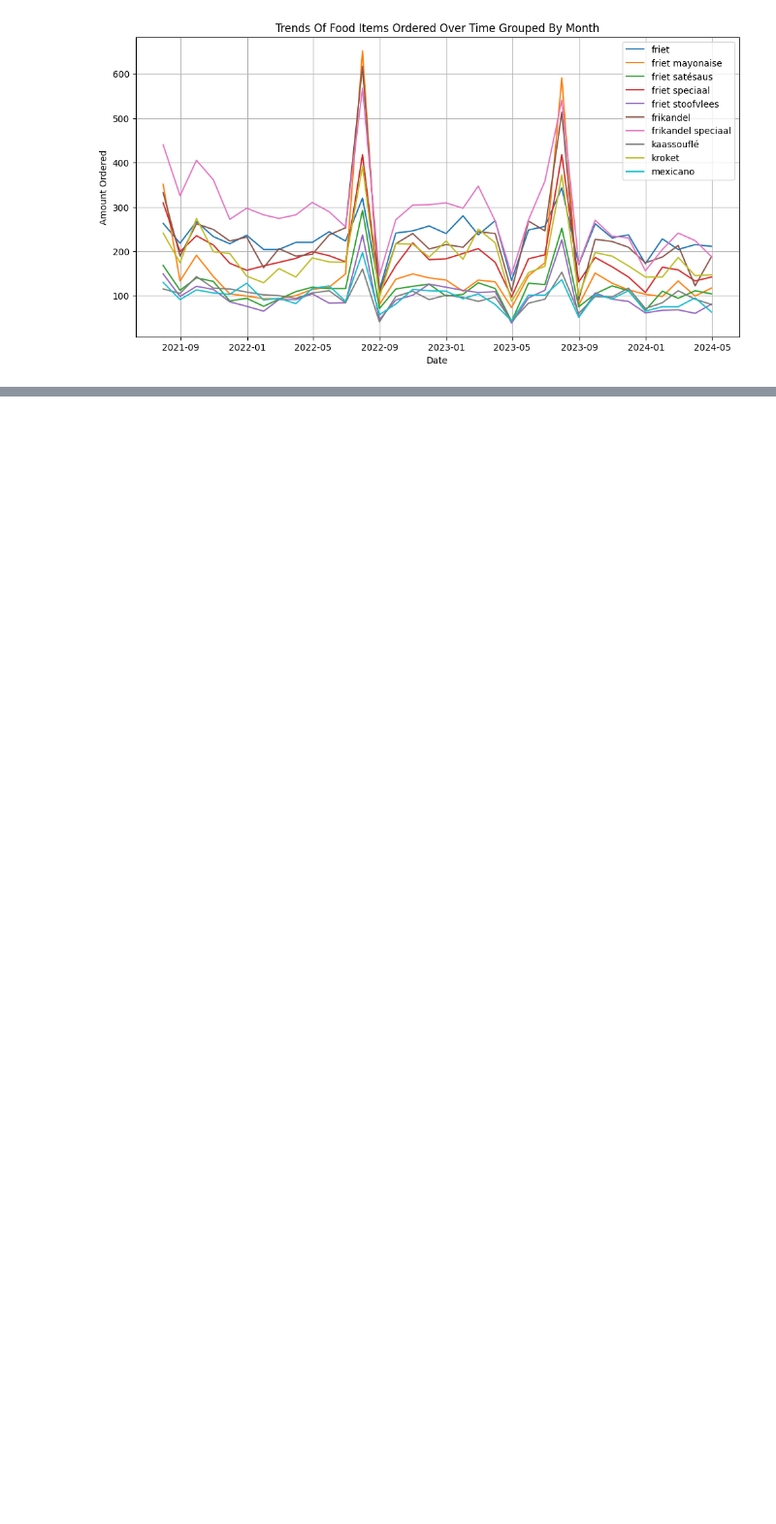
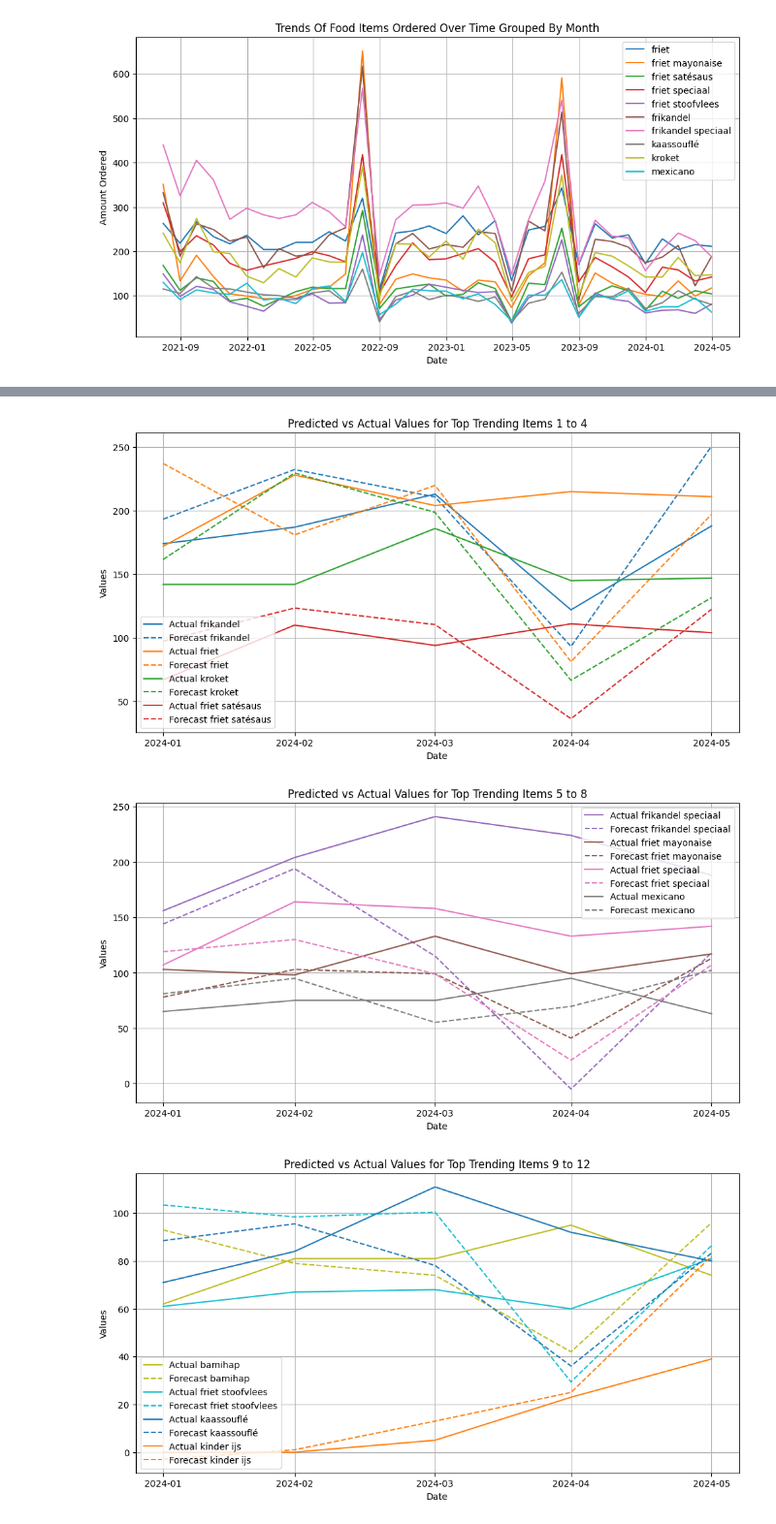
Before and after one commit to StevenLyy/S6-AI, a Jupyter notebook: data_challenge/data_challenge.ipynb, the cells around one changed output, grey strips where cells are left out. Shown at 97% size. Saved outputs shown, nothing was run; the diff lists cells and outputs as text; code cells hidden in the pictures; blank space fills up the shorter version.

```diff
--- a/data_challenge/data_challenge.ipynb
+++ b/data_challenge/data_challenge.ipynb
@@ -675,0 +474,7 @@ print(f'Mean Absolute Error: {mae}')
+# %%
+X_train, y_train = X[:562], y[:562]
+X_test, y_test = X[562:722], y[562:722]
+X_val, y_val = X[722:], y[722:]
+
+print("Train dimensions: ", X_train.shape, y_train.shape)
+print("Test dimensions: ", X_test.shape, y_test.shape)
@@ -675,0 +540,13 @@ print(f'Mean Absolute Error: {mae}')
+# %%
+from keras.src.optimizers import Adam
+from keras.src.callbacks import ModelCheckpoint, LambdaCallback
+
+checkpoint = ModelCheckpoint('models/model1.keras', monitor='val_loss', save_best_only=True)
+log_callback = LambdaCallback(
+    on_epoch_end=lambda epoch, logs:
+    print(f"Epoch {epoch + 1}: loss = {logs['loss']:.3f}, mean_squared_error = {logs['mean_squared_error']:.3f}, val_loss = {logs['val_loss']:.3f}, val_mean_squared_error = {logs['val_mean_squared_error']:.3f}")
+    if (epoch + 1) % 100 == 0 else None
+)
+model.compile(optimizer=Adam(learning_rate=0.001), loss='mean_squared_error', metrics=['mean_squared_error'])
+# %%
+model.fit(X_train, y_train, validation_data=(X_test, y_test), epochs=1500, callbacks=[checkpoint, log_callback], verbose=0)
@@ -675,0 +698,36 @@ print(f'Mean Absolute Error: {mae}')
+# %%
+import matplotlib.dates as mdates
+from matplotlib.dates import DateFormatter
+import itertools
+
+top_n = 40
+batch_size = 4
+
+# Adjust the indexes of the actual df to the forecast df
+actual_df.index = forecast_df.index
+
+# Define a color cycle
+colors = itertools.cycle(plt.rcParams['axes.prop_cycle'].by_key()['color'])
+
+for i in range(0, top_n, batch_size):
+    batch_items = trending_items.index[i:i+batch_size]
+    plt.figure(figsize=(12, 6))
+    for item in batch_items:
+        color = next(colors)
+        plt.plot(actual_df.index, actual_df[item], label=f'Actual {item}', color=color)
+        plt.plot(forecast_df.index, forecast_df[item], linestyle='--', label=f'Forecast {item}', color=color)
+
+    # Set the major formatter to display months only
+    plt.gca().xaxis.set_major_formatter(DateFormatter('%Y-%m'))
+    plt.gca().xaxis.set_major_locator(mdates.MonthLocator(bymonthday=-1))
+
+    plt.xlabel('Date')
+    plt.ylabel('Values')
+    plt.title(f'Predicted vs Actual Values for Top Trending Items {i+1} to {i+batch_size}')
+    plt.legend()
+    plt.grid(True)
+    plt.show()
+# %% [output]
+[figure, added]
+[figure, added]
+[figure, added]
```
Also changed, not shown: parts of 55 cells of this notebook.
